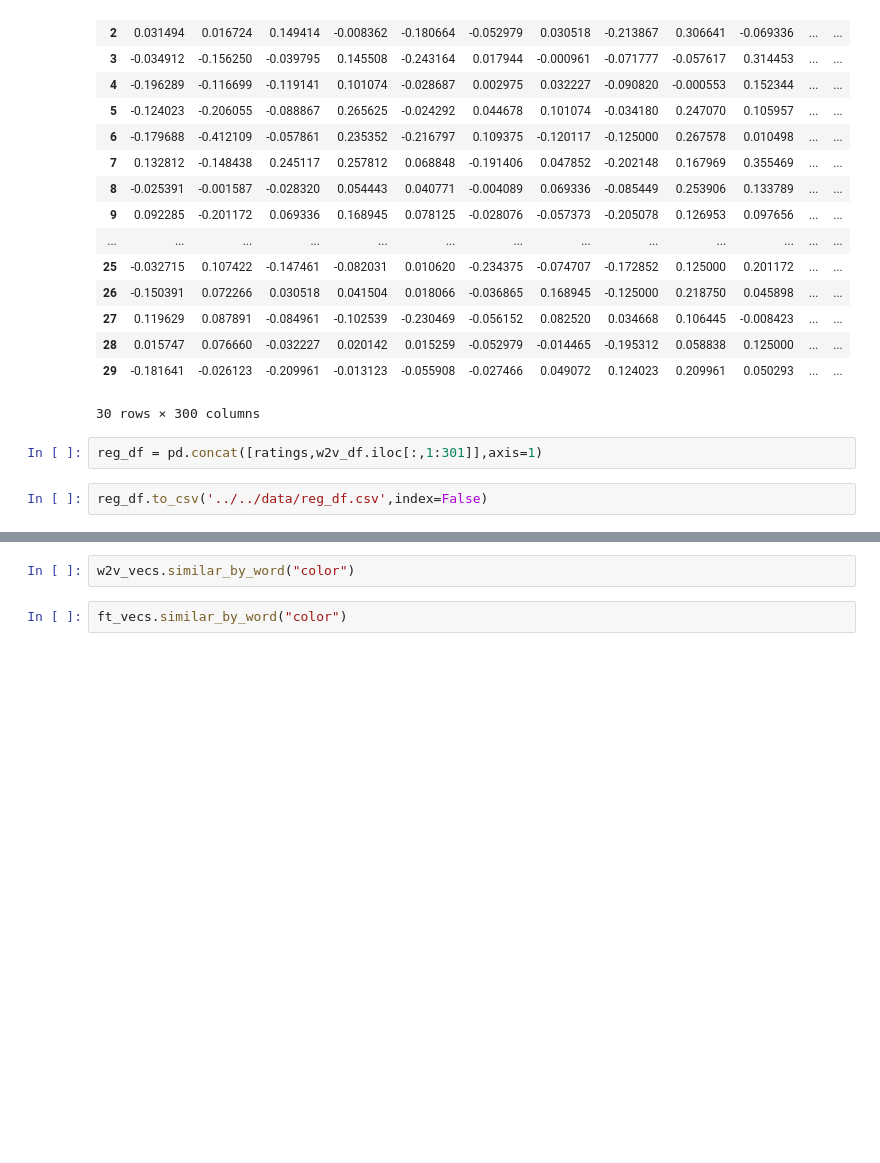
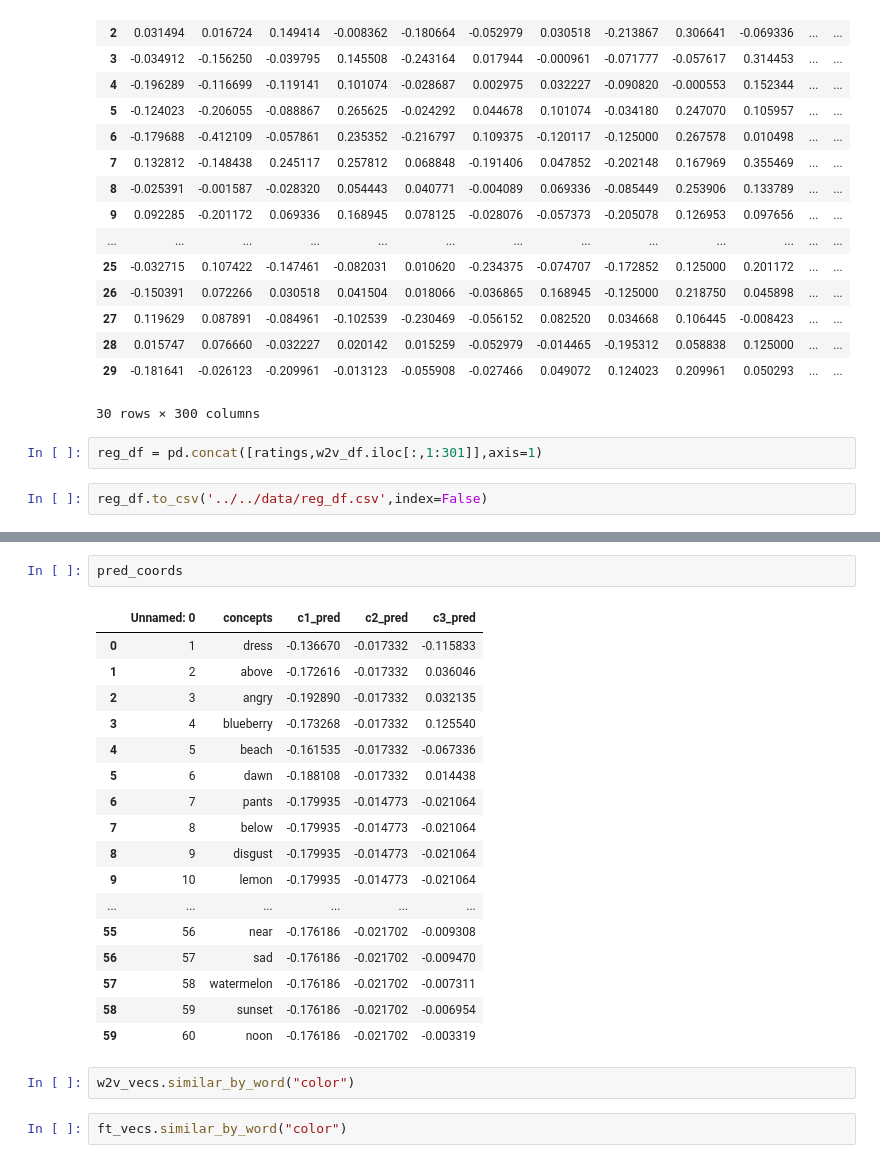
Before and after one commit to SchlossVRL/semantic_spaces, a Jupyter notebook: analysis/python/semantic_alignment.ipynb, the cells around one changed output, grey strips where cells are left out. Drawn from its saved outputs; the diff is of its cells as text; blank space fills up the shorter version.

```diff
--- a/analysis/python/semantic_alignment.ipynb
+++ b/analysis/python/semantic_alignment.ipynb
@@ -172,3 +169,23 @@ reg_df.to_csv('../../data/reg_df.csv',index=False)
+# %%
+pred_coords
+# %% [output]
+|  | Unnamed: 0 | concepts | c1_pred | c2_pred | c3_pred |
+| 0 | 1 | dress | -0.136670 | -0.017332 | -0.115833 |
+| 1 | 2 | above | -0.172616 | -0.017332 | 0.036046 |
+| 2 | 3 | angry | -0.192890 | -0.017332 | 0.032135 |
+| 3 | 4 | blueberry | -0.173268 | -0.017332 | 0.125540 |
+| 4 | 5 | beach | -0.161535 | -0.017332 | -0.067336 |
+| 5 | 6 | dawn | -0.188108 | -0.017332 | 0.014438 |
+| 6 | 7 | pants | -0.179935 | -0.014773 | -0.021064 |
+| 7 | 8 | below | -0.179935 | -0.014773 | -0.021064 |
+| 8 | 9 | disgust | -0.179935 | -0.014773 | -0.021064 |
+| 9 | 10 | lemon | -0.179935 | -0.014773 | -0.021064 |
+| ... | ... | ... | ... | ... | ... |
+| 55 | 56 | near | -0.176186 | -0.021702 | -0.009308 |
+| 56 | 57 | sad | -0.176186 | -0.021702 | -0.009470 |
+| 57 | 58 | watermelon | -0.176186 | -0.021702 | -0.007311 |
+| 58 | 59 | sunset | -0.176186 | -0.021702 | -0.006954 |
+| 59 | 60 | noon | -0.176186 | -0.021702 | -0.003319 |
 # %%
 w2v_vecs.similar_by_word("color")
 # %%
```
Also changed, not shown: parts of 7 cells of this notebook, 1 other file.
